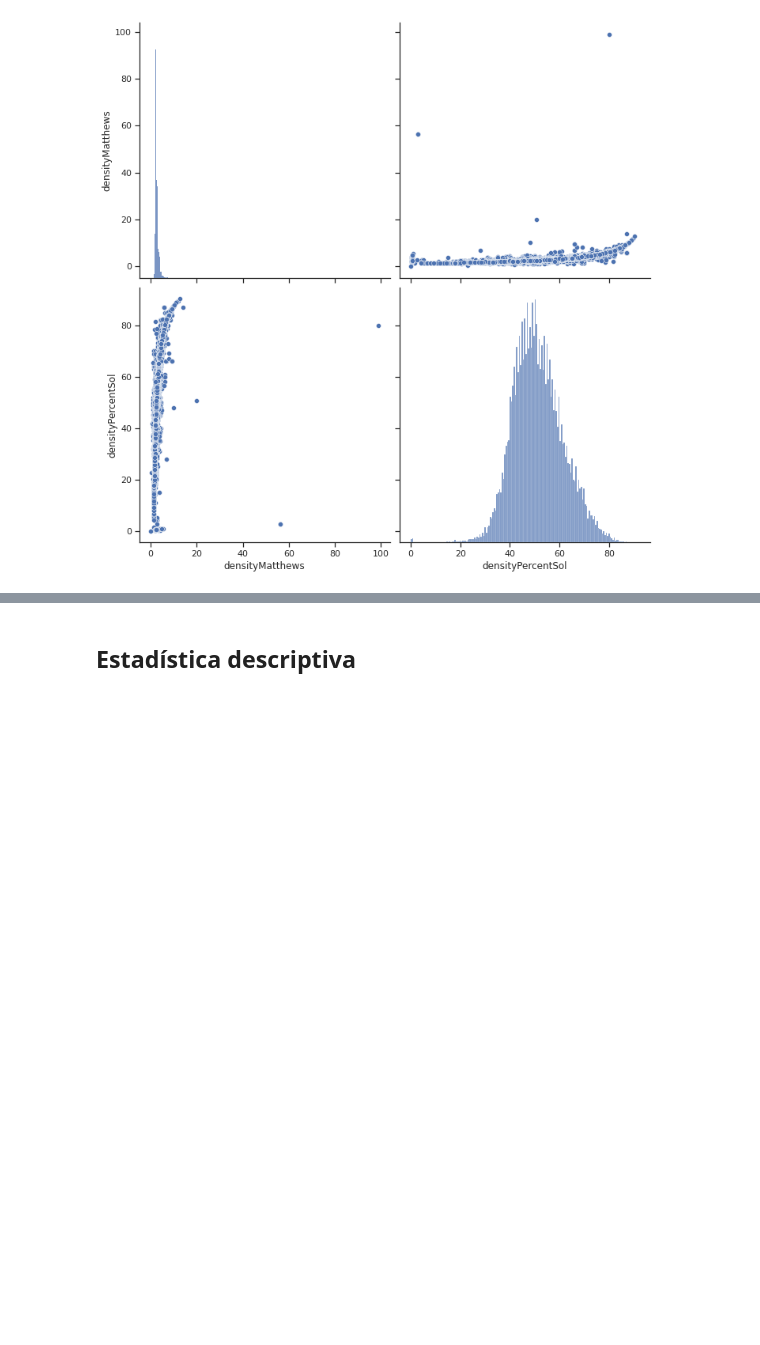
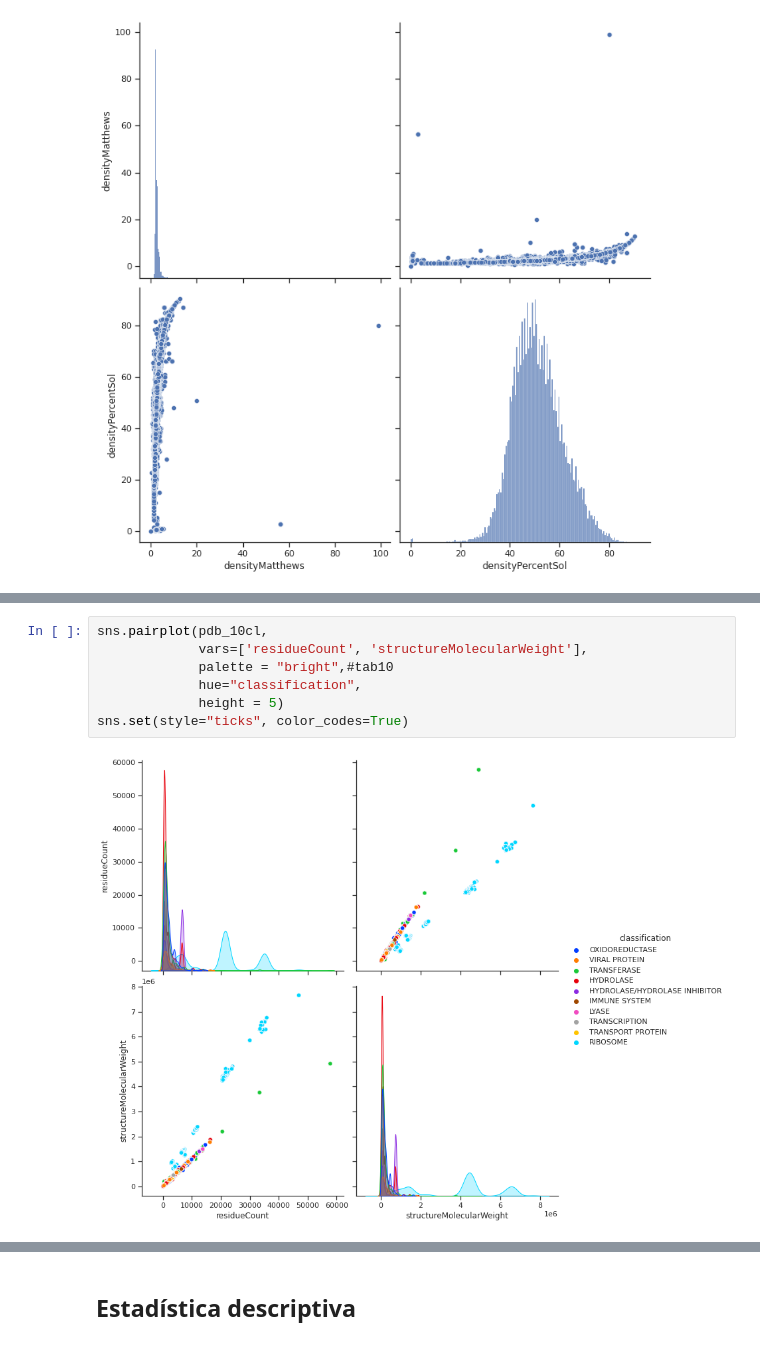
Before and after one commit to brunomb97/mat281-proyecto, a Jupyter notebook: resultados.ipynb, the cells around one changed output, grey strips where cells are left out. Drawn from its saved outputs; the diff is of its cells as text; blank space fills up the shorter version.

```diff
--- a/resultados.ipynb
+++ b/resultados.ipynb
@@ -208,0 +339,9 @@ sns.set(style="ticks", color_codes=True)
+# %%
+sns.pairplot(pdb_10cl,
+             vars=['residueCount', 'structureMolecularWeight'],
+             palette = "bright",#tab10
+             hue="classification",
+             height = 5)
+sns.set(style="ticks", color_codes=True)
+# %% [output]
+[figure, added]
```
Also changed, not shown: parts of 21 cells of this notebook.
